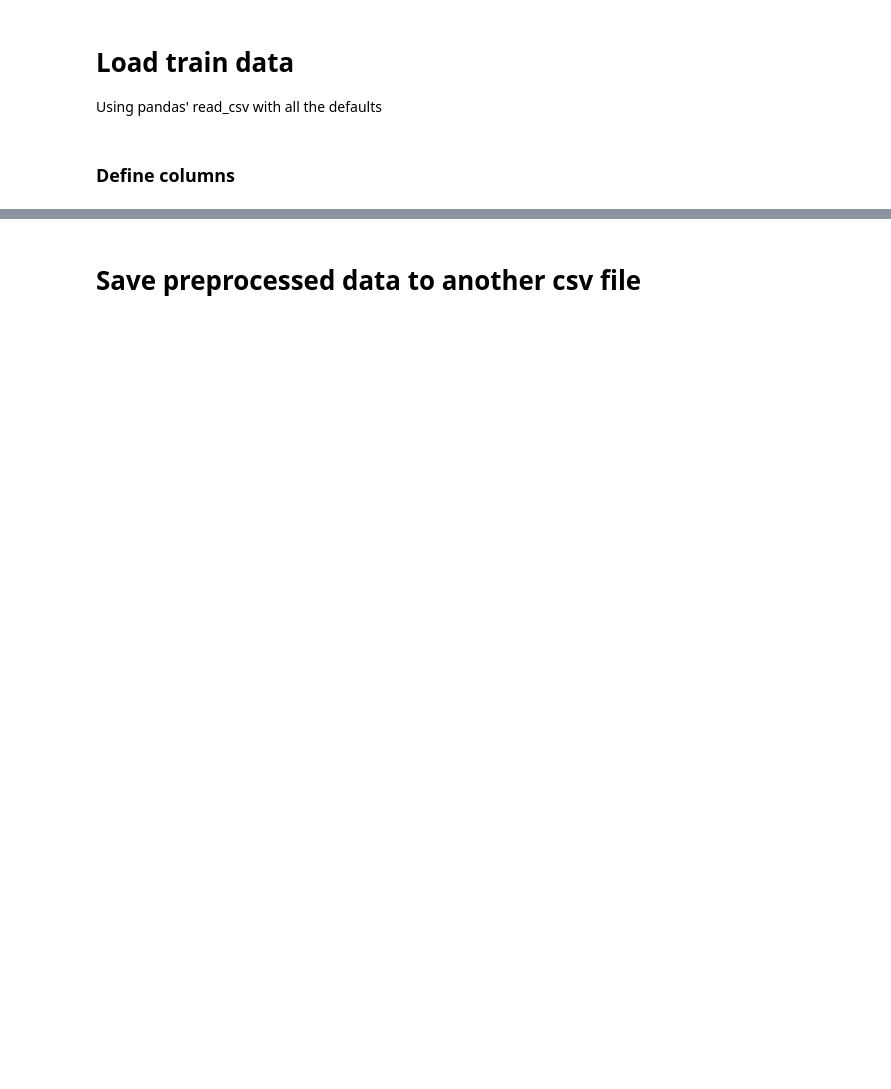
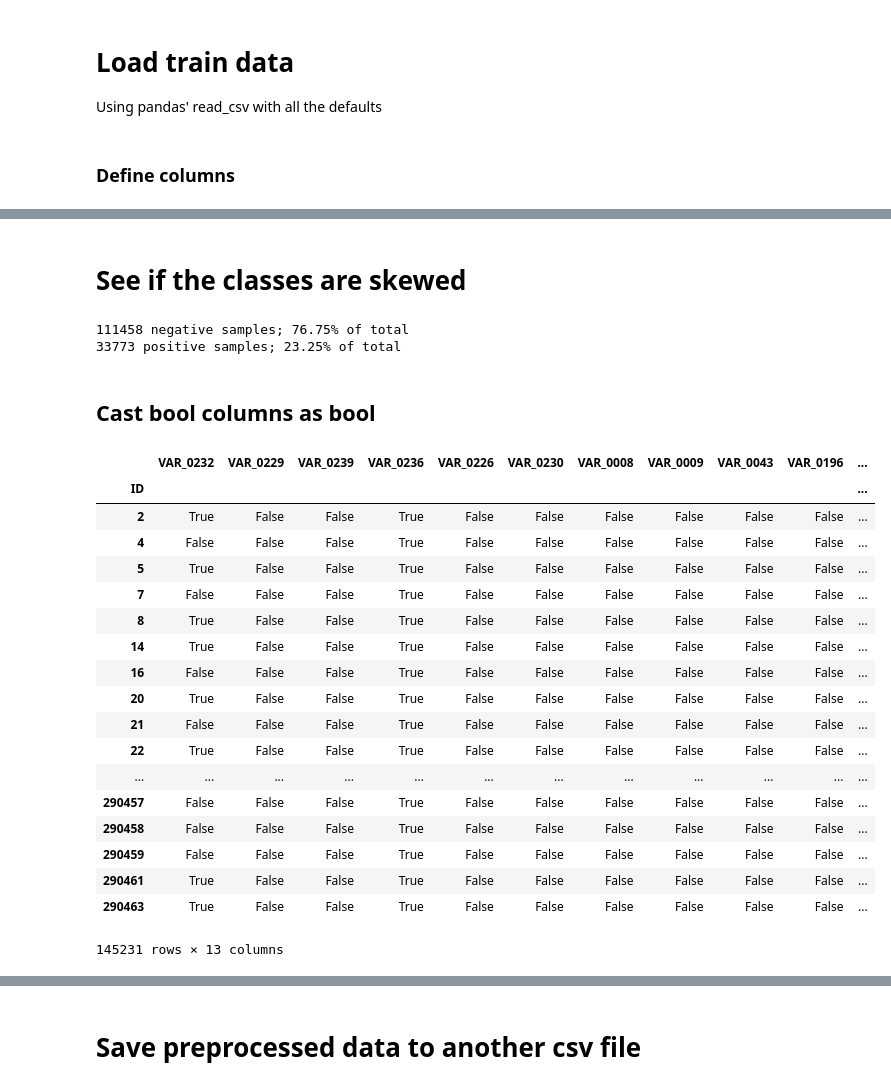
Before and after one commit to mtambos/springleaf, a Jupyter notebook: Springleaf - preprocess.ipynb, the cells around one changed output, grey strips where cells are left out. Cells and saved outputs as stored; diff of their text form; code cells hidden in the pictures; blank space fills up the shorter version.

```diff
--- a/Springleaf - preprocess.ipynb
+++ b/Springleaf - preprocess.ipynb
@@ -274,5 +46,0 @@ for c in cleaned_date_cols:
-# %%
-df = df.drop(cleaned_date_cols, axis=1)
-df = df.join(years)
-df = df.join(months)
-df = df.join(days)
@@ -288,2 +46,0 @@ cleaned_date_cols
-# %%
-df = df.drop(['Unnamed: 0', 'ID'], axis=1)
@@ -296,3 +46,0 @@ NameError: name 'df' is not defined
-# %%
-non_float_cols = df.dtypes[df.dtypes != np.float64].index.tolist()
-df[non_float_cols] = df[non_float_cols].astype(np.float64)
@@ -338,0 +47,58 @@ Name: std, dtype: float64
+# %%
+bool_cols = ['VAR_0008', 'VAR_0009', 'VAR_0010',
+             'VAR_0011', 'VAR_0012', 'VAR_0043',
+             'VAR_0196', 'VAR_0226', 'VAR_0229',
+             'VAR_0230', 'VAR_0232', 'VAR_0236',
+             'VAR_0239']
+bool_cols += [c for c in df.columns if df[c].dtype == bool]
+bool_cols = list(set(bool_cols))
+
+int_cols = ['VAR_0013', 'VAR_0045', 'VAR_0198',
+            'VAR_0227', 'VAR_0231', 'VAR_0233',
+            'VAR_0237', 'VAR_0241']
+int_cols += [c for c in df.columns if df[c].dtype == int]
+int_cols = list(set(int_cols))
+# %% [markdown]
+# See if the classes are skewed
+# %%
+neg_samples_count = len(df['target'][df['target']==0])
+pos_samples_count = len(df['target'][df['target']==1])
+print '%s negative samples; %.2f%% of total' % (neg_samples_count, neg_samples_count/len(df)*100)
+print '%s positive samples; %.2f%% of total' % (pos_samples_count, pos_samples_count/len(df)*100)
+# %% [output]
+111458 negative samples; 76.75% of total
+33773 positive samples; 23.25% of total
+# %% [markdown]
+## Cast bool columns as bool
+# %%
+def clean_bools(bool_val):
+    if isinstance(bool_val, bool):
+        return bool_val
+    try:
+        return bool(bool_val)
+    except:
+        return np.nan
+
+df[bool_cols] = df[bool_cols].applymap(clean_bools)
+df[bool_cols] = df[bool_cols].astype(np.bool)
+df[bool_cols]
+# %% [output]
+|  | VAR_0232 | VAR_0229 | VAR_0239 | VAR_0236 | VAR_0226 | VAR_0230 | VAR_0008 | VAR_0009 | VAR_0043 | VAR_0196 | ... |
+| ID |  |  |  |  |  |  |  |  |  |  | ... |
+| 2 | True | False | False | True | False | False | False | False | False | False | ... |
+| 4 | False | False | False | True | False | False | False | False | False | False | ... |
+| 5 | True | False | False | True | False | False | False | False | False | False | ... |
+| 7 | False | False | False | True | False | False | False | False | False | False | ... |
+| 8 | True | False | False | True | False | False | False | False | False | False | ... |
+| 14 | True | False | False | True | False | False | False | False | False | False | ... |
+| 16 | False | False | False | True | False | False | False | False | False | False | ... |
+| 20 | True | False | False | True | False | False | False | False | False | False | ... |
+| 21 | False | False | False | True | False | False | False | False | False | False | ... |
+| 22 | True | False | False | True | False | False | False | False | False | False | ... |
+| ... | ... | ... | ... | ... | ... | ... | ... | ... | ... | ... | ... |
+| 290457 | False | False | False | True | False | False | False | False | False | False | ... |
+| 290458 | False | False | False | True | False | False | False | False | False | False | ... |
+| 290459 | False | False | False | True | False | False | False | False | False | False | ... |
+| 290461 | True | False | False | True | False | False | False | False | False | False | ... |
+| 290463 | True | False | False | True | False | False | False | False | False | False | ... |
+145231 rows × 13 columns
```
Also changed, not shown: parts of 69 cells of this notebook, 7 other files.
